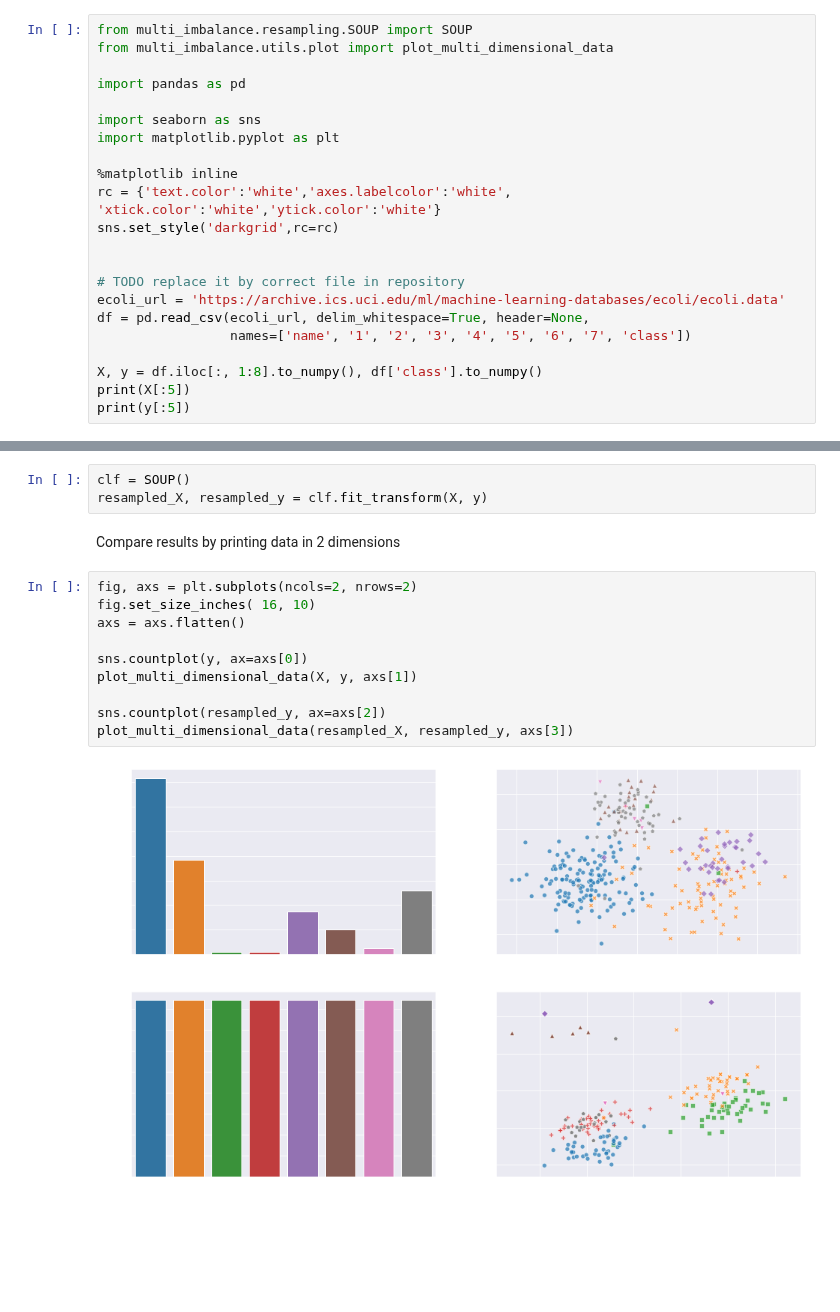
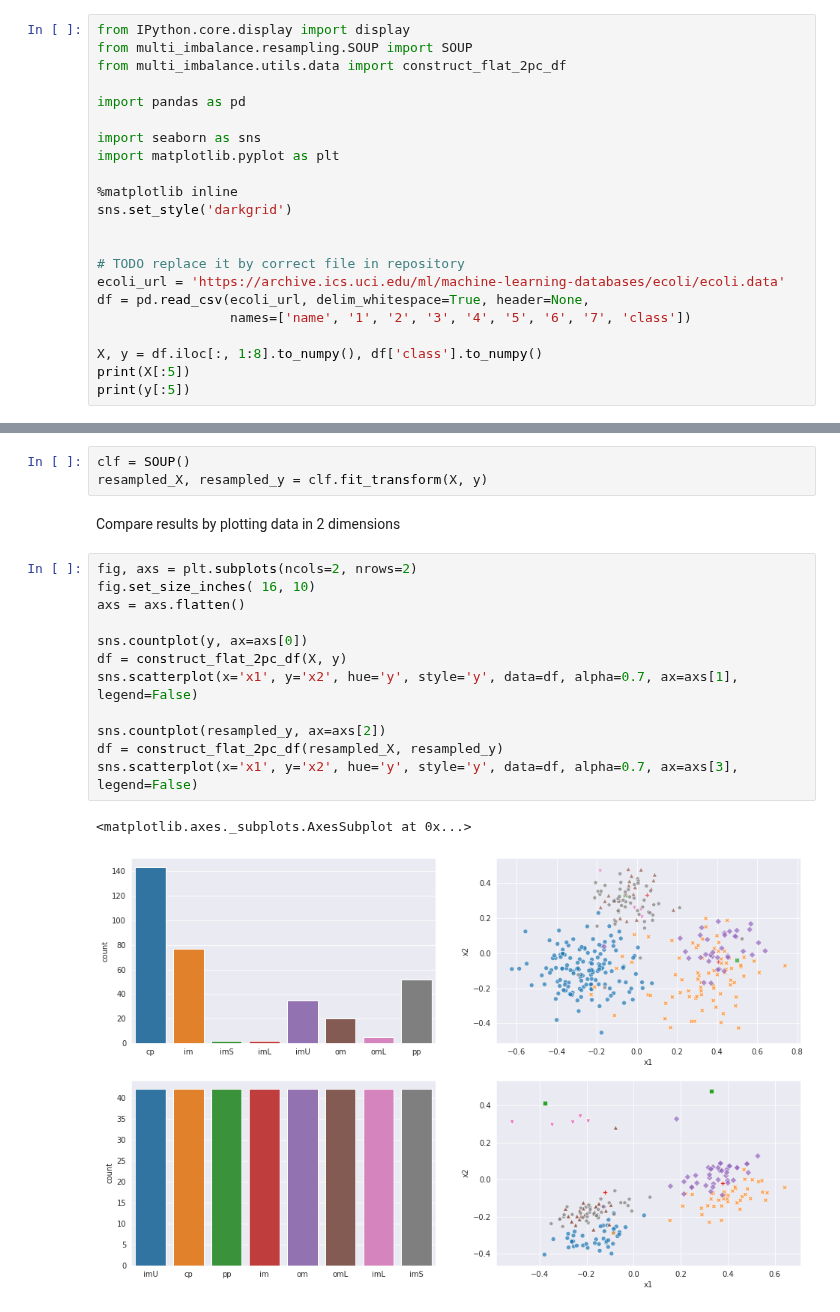
Before and after one commit to damianhorna/multi-imbalance, a Jupyter notebook: examples/resampling/SOUP.ipynb, the cells around one changed output, grey strips where cells are left out. Saved outputs shown, nothing was run; the diff lists cells and outputs as text; blank space fills up the shorter version.

Commit message:
updates after review, added versions for dependencies, changed plotting in soup example and added tests for invalid data

```diff
--- a/examples/resampling/SOUP.ipynb
+++ b/examples/resampling/SOUP.ipynb
@@ -1,8 +1,9 @@
 # %% [markdown]
 Unzip datasets and prepare data:
 # %%
+from IPython.core.display import display
 from multi_imbalance.resampling.SOUP import SOUP
-from multi_imbalance.utils.plot import plot_multi_dimensional_data
+from multi_imbalance.utils.data import construct_flat_2pc_df
 
 import pandas as pd
 
@@ -10,8 +11,7 @@ import seaborn as sns
 import matplotlib.pyplot as plt
 
 %matplotlib inline
-rc = {'text.color':'white','axes.labelcolor':'white', 'xtick.color':'white','ytick.color':'white'}
-sns.set_style('darkgrid',rc=rc)
+sns.set_style('darkgrid')
 
 
 # TODO replace it by correct file in repository
@@ -35,16 +35,19 @@ Resample data using SOUP algorithm
 clf = SOUP()
 resampled_X, resampled_y = clf.fit_transform(X, y)
 # %% [markdown]
-Compare results by printing data in 2 dimensions
+Compare results by plotting data in 2 dimensions
 # %%
 fig, axs = plt.subplots(ncols=2, nrows=2)
 fig.set_size_inches( 16, 10)
 axs = axs.flatten()
 
 sns.countplot(y, ax=axs[0])
-plot_multi_dimensional_data(X, y, axs[1])
+df = construct_flat_2pc_df(X, y)
+sns.scatterplot(x='x1', y='x2', hue='y', style='y', data=df, alpha=0.7, ax=axs[1], legend=False)
 
 sns.countplot(resampled_y, ax=axs[2])
-plot_multi_dimensional_data(resampled_X, resampled_y, axs[3])
+df = construct_flat_2pc_df(resampled_X, resampled_y)
+sns.scatterplot(x='x1', y='x2', hue='y', style='y', data=df, alpha=0.7, ax=axs[3], legend=False)
 # %% [output]
+<matplotlib.axes._subplots.AxesSubplot at 0x...>
-[figure, old version]
+[figure, new version]
```
Also changed, not shown: 4 other files.
